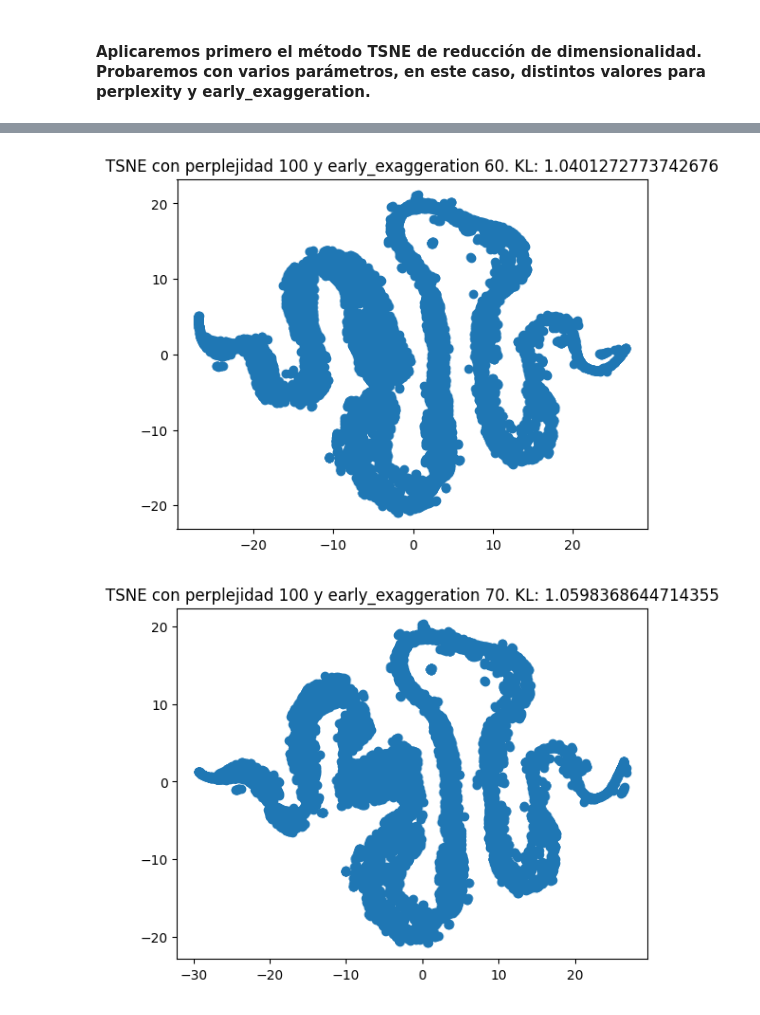
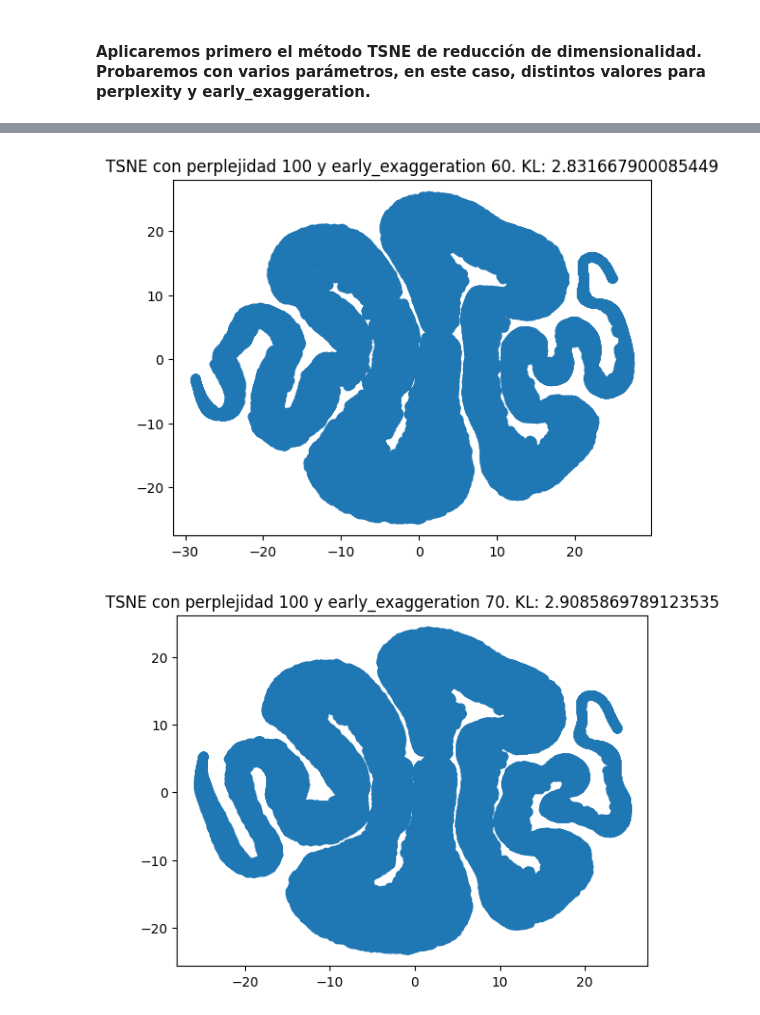
Before and after one commit to AAA-Energia/energy-demand-prediction, a Jupyter notebook: notebooks/apply_TSNE_DBSCAN.ipynb, the cells around one changed output, grey strips where cells are left out. Cells and saved outputs as stored; diff of their text form; code cells hidden in the pictures.

```diff
--- a/notebooks/apply_TSNE_DBSCAN.ipynb
+++ b/notebooks/apply_TSNE_DBSCAN.ipynb
@@ -31,7 +31,7 @@ early_exaggerations = [60, 70]
 for perplexity in perplexities:
     for early_exaggeration in early_exaggerations:
         tsne = TSNE(n_components =2 , n_iter = 500, perplexity = perplexity, early_exaggeration = early_exaggeration)
-        X_embedded = tsne.fit_transform(X[0:10000])
+        X_embedded = tsne.fit_transform(X)
         plt.title(f'TSNE con perplejidad {perplexity} y early_exaggeration {early_exaggeration}. KL: {tsne.kl_divergence_}')
         plt.scatter(X_embedded[:,0], X_embedded[:,1])
         plt.show()
@@ -43,2 +43,2 @@ for perplexity in perplexities:
-[figure, old version]
+[figure, new version]
-[figure, old version]
+[figure, new version]
```
Also changed, not shown: parts of 10 cells of this notebook.
